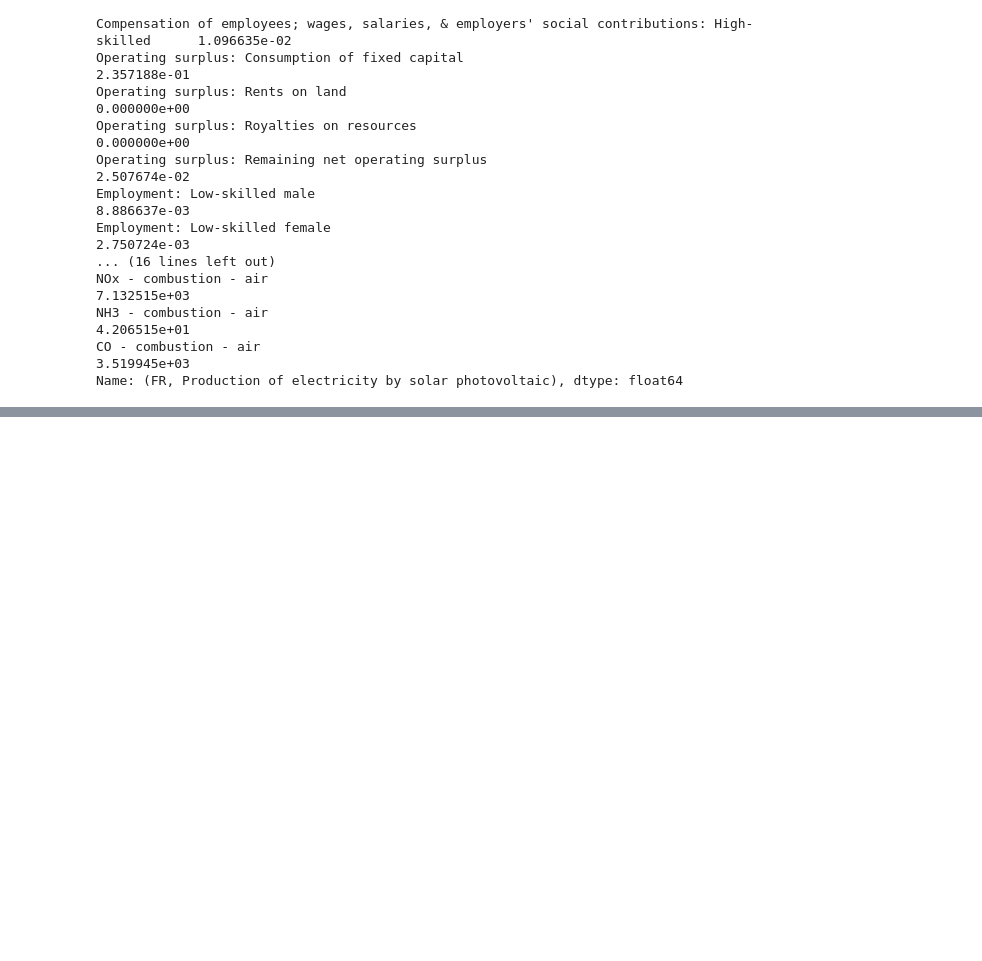
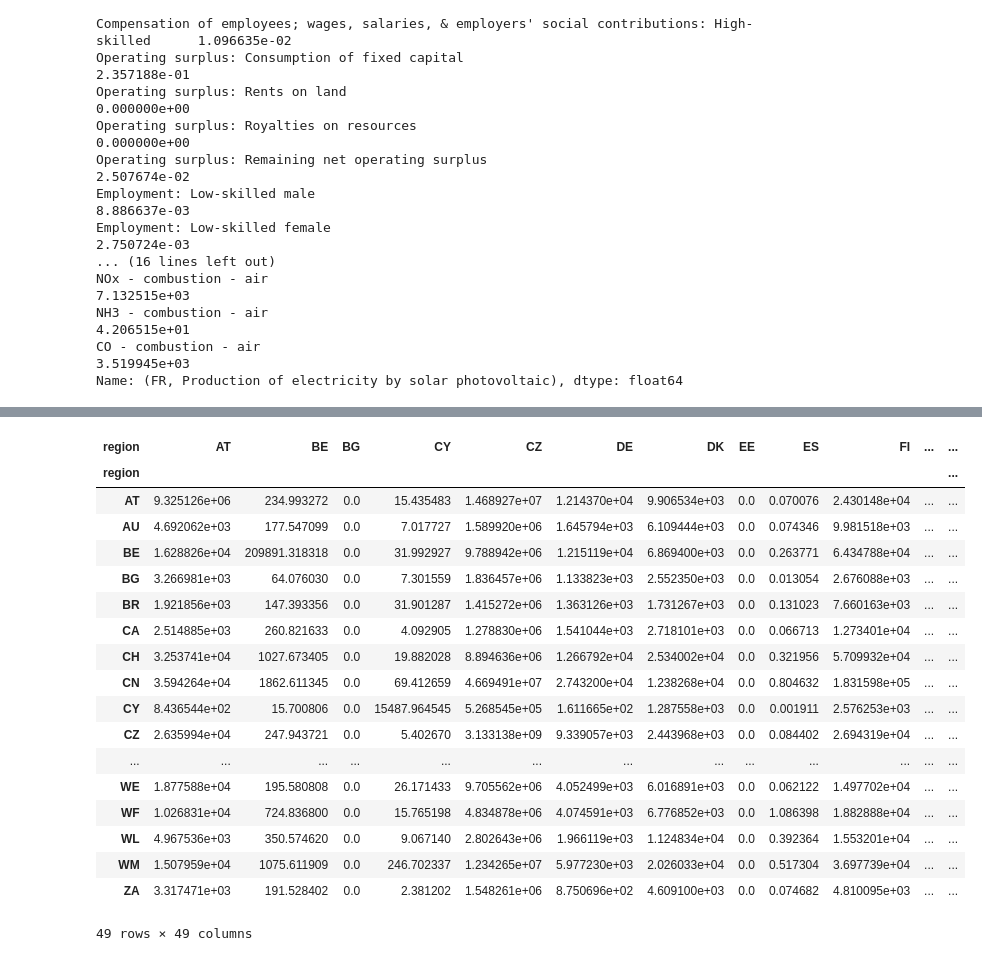
Before and after one commit to thomasgibon/io-footprinting, a Jupyter notebook: solaire.ipynb, the cells around one changed output, grey strips where cells are left out. Saved outputs shown, nothing was run; the diff lists cells and outputs as text; code cells hidden in the pictures; blank space fills up the shorter version.

```diff
--- a/solaire.ipynb
+++ b/solaire.ipynb
@@ -126,0 +200,2 @@ Name: (FR, Production of electricity by solar photovoltaic), dtype: float64
+# %%
+s_ghg = io.impacts.S.loc[ghg]
@@ -126,0 +229,22 @@ Name: (FR, Production of electricity by solar photovoltaic), dtype: float64
+# %%
+io.L.mul(s_ghg).groupby('region', axis=0).sum().xs('Production of electricity by solar photovoltaic', level='sector', axis=1)
+# %% [output]
+| region | AT | BE | BG | CY | CZ | DE | DK | EE | ES | FI | ... | ... |
+| region |  |  |  |  |  |  |  |  |  |  |  | ... |
+| AT | 9.325126e+06 | 234.993272 | 0.0 | 15.435483 | 1.468927e+07 | 1.214370e+04 | 9.906534e+03 | 0.0 | 0.070076 | 2.430148e+04 | ... | ... |
+| AU | 4.692062e+03 | 177.547099 | 0.0 | 7.017727 | 1.589920e+06 | 1.645794e+03 | 6.109444e+03 | 0.0 | 0.074346 | 9.981518e+03 | ... | ... |
+| BE | 1.628826e+04 | 209891.318318 | 0.0 | 31.992927 | 9.788942e+06 | 1.215119e+04 | 6.869400e+03 | 0.0 | 0.263771 | 6.434788e+04 | ... | ... |
+| BG | 3.266981e+03 | 64.076030 | 0.0 | 7.301559 | 1.836457e+06 | 1.133823e+03 | 2.552350e+03 | 0.0 | 0.013054 | 2.676088e+03 | ... | ... |
+| BR | 1.921856e+03 | 147.393356 | 0.0 | 31.901287 | 1.415272e+06 | 1.363126e+03 | 1.731267e+03 | 0.0 | 0.131023 | 7.660163e+03 | ... | ... |
+| CA | 2.514885e+03 | 260.821633 | 0.0 | 4.092905 | 1.278830e+06 | 1.541044e+03 | 2.718101e+03 | 0.0 | 0.066713 | 1.273401e+04 | ... | ... |
+| CH | 3.253741e+04 | 1027.673405 | 0.0 | 19.882028 | 8.894636e+06 | 1.266792e+04 | 2.534002e+04 | 0.0 | 0.321956 | 5.709932e+04 | ... | ... |
+| CN | 3.594264e+04 | 1862.611345 | 0.0 | 69.412659 | 4.669491e+07 | 2.743200e+04 | 1.238268e+04 | 0.0 | 0.804632 | 1.831598e+05 | ... | ... |
+| CY | 8.436544e+02 | 15.700806 | 0.0 | 15487.964545 | 5.268545e+05 | 1.611665e+02 | 1.287558e+03 | 0.0 | 0.001911 | 2.576253e+03 | ... | ... |
+| CZ | 2.635994e+04 | 247.943721 | 0.0 | 5.402670 | 3.133138e+09 | 9.339057e+03 | 2.443968e+03 | 0.0 | 0.084402 | 2.694319e+04 | ... | ... |
+| ... | ... | ... | ... | ... | ... | ... | ... | ... | ... | ... | ... | ... |
+| WE | 1.877588e+04 | 195.580808 | 0.0 | 26.171433 | 9.705562e+06 | 4.052499e+03 | 6.016891e+03 | 0.0 | 0.062122 | 1.497702e+04 | ... | ... |
+| WF | 1.026831e+04 | 724.836800 | 0.0 | 15.765198 | 4.834878e+06 | 4.074591e+03 | 6.776852e+03 | 0.0 | 1.086398 | 1.882888e+04 | ... | ... |
+| WL | 4.967536e+03 | 350.574620 | 0.0 | 9.067140 | 2.802643e+06 | 1.966119e+03 | 1.124834e+04 | 0.0 | 0.392364 | 1.553201e+04 | ... | ... |
+| WM | 1.507959e+04 | 1075.611909 | 0.0 | 246.702337 | 1.234265e+07 | 5.977230e+03 | 2.026033e+04 | 0.0 | 0.517304 | 3.697739e+04 | ... | ... |
+| ZA | 3.317471e+03 | 191.528402 | 0.0 | 2.381202 | 1.548261e+06 | 8.750696e+02 | 4.609100e+03 | 0.0 | 0.074682 | 4.810095e+03 | ... | ... |
+49 rows × 49 columns
```
Also changed, not shown: parts of 18 cells of this notebook.
